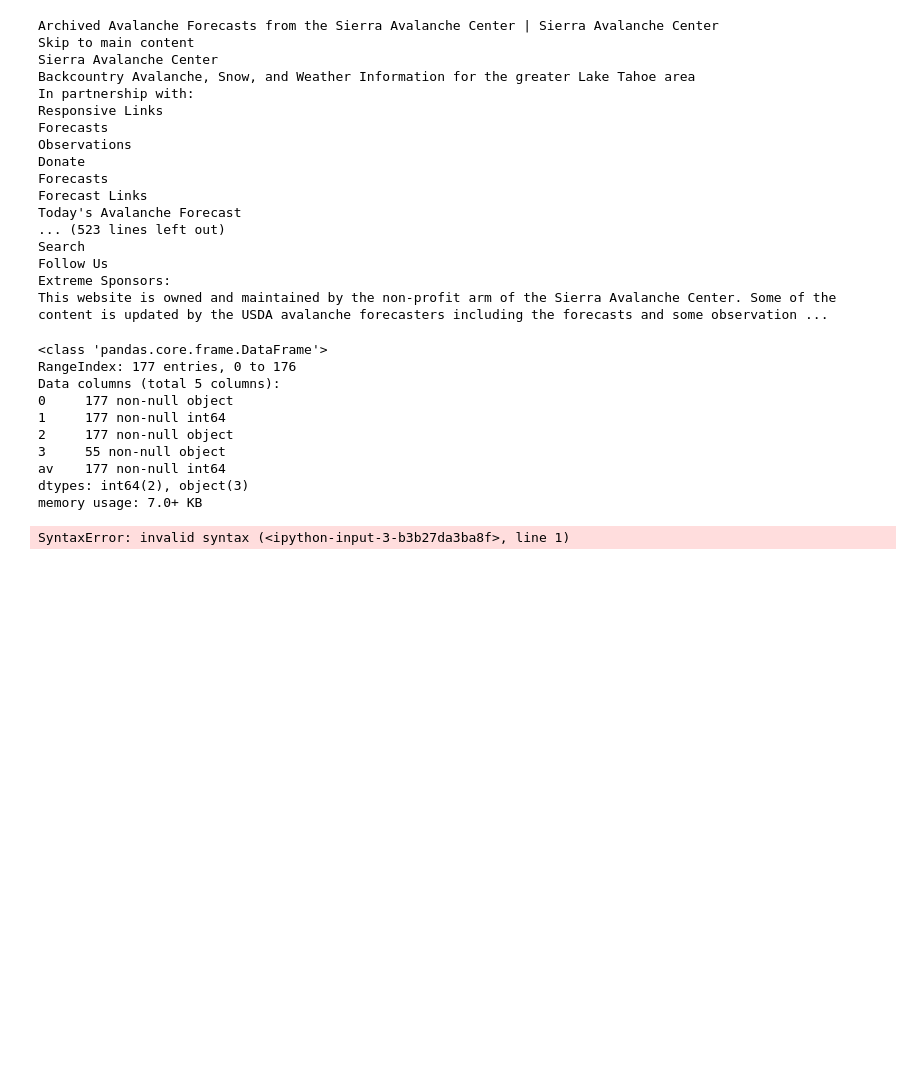
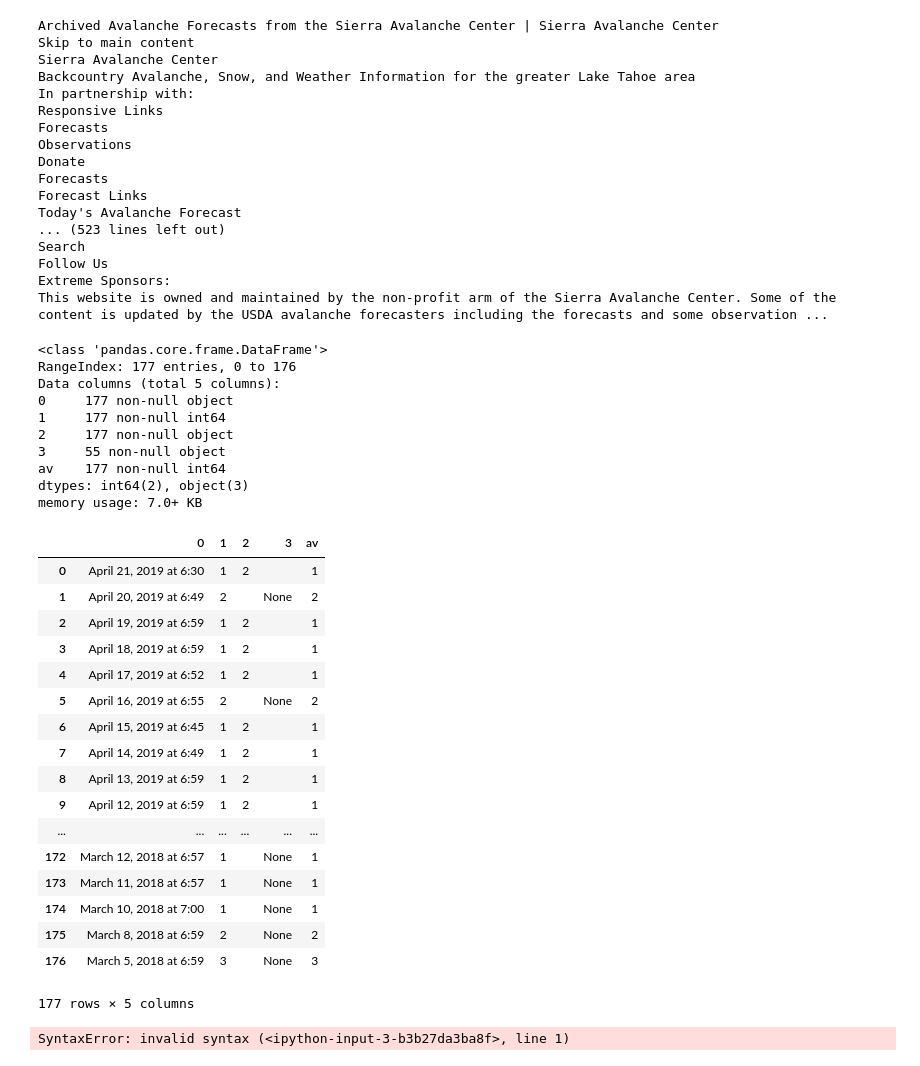
Before and after one commit to davidgabriel42/CS691FINAL, a Jupyter notebook: sac_data.ipynb, the cells around one changed output. Cells and saved outputs as stored; diff of their text form; code cells hidden in the pictures; blank space fills up the shorter version.

```diff
--- a/sac_data.ipynb
+++ b/sac_data.ipynb
@@ -79,35 +79,53 @@ for data in data:
     if data[5]:
         foo = foo + data[5]
     out.append(foo)
     foo = ""
 
 df = pd.DataFrame.from_dict(out)
 
 df = df[0].str.split('-',expand=True)
 df = df.replace('LOW', 1)
 df = df.replace('MODERATE', 2)
 df = df.replace('CONSIDERABLE', 3)
 df = df.replace('HIGH', 4)
 df = df.replace('EXTREME', 5)
 
 df['av'] = df.max(axis =1,numeric_only = 1)
 df.info()
+
 df
-
-df.to_csv('sac.csv')
+#df.to_csv('sac.csv')
 
 #print(out)
 # %% [output]
 <class 'pandas.core.frame.DataFrame'>
 RangeIndex: 177 entries, 0 to 176
 Data columns (total 5 columns):
 0     177 non-null object
 1     177 non-null int64
 2     177 non-null object
 3     55 non-null object
 av    177 non-null int64
 dtypes: int64(2), object(3)
 memory usage: 7.0+ KB
+|  | 0 | 1 | 2 | 3 | av |
+| 0 | April 21, 2019 at 6:30 | 1 | 2 |  | 1 |
+| 1 | April 20, 2019 at 6:49 | 2 |  | None | 2 |
+| 2 | April 19, 2019 at 6:59 | 1 | 2 |  | 1 |
+| 3 | April 18, 2019 at 6:59 | 1 | 2 |  | 1 |
+| 4 | April 17, 2019 at 6:52 | 1 | 2 |  | 1 |
+| 5 | April 16, 2019 at 6:55 | 2 |  | None | 2 |
+| 6 | April 15, 2019 at 6:45 | 1 | 2 |  | 1 |
+| 7 | April 14, 2019 at 6:49 | 1 | 2 |  | 1 |
+| 8 | April 13, 2019 at 6:59 | 1 | 2 |  | 1 |
+| 9 | April 12, 2019 at 6:59 | 1 | 2 |  | 1 |
+| ... | ... | ... | ... | ... | ... |
+| 172 | March 12, 2018 at 6:57 | 1 |  | None | 1 |
+| 173 | March 11, 2018 at 6:57 | 1 |  | None | 1 |
+| 174 | March 10, 2018 at 7:00 | 1 |  | None | 1 |
+| 175 | March 8, 2018 at 6:59 | 2 |  | None | 2 |
+| 176 | March 5, 2018 at 6:59 | 3 |  | None | 3 |
+177 rows × 5 columns
 # %%
 
 
```
Also changed, not shown: 1 other file.
